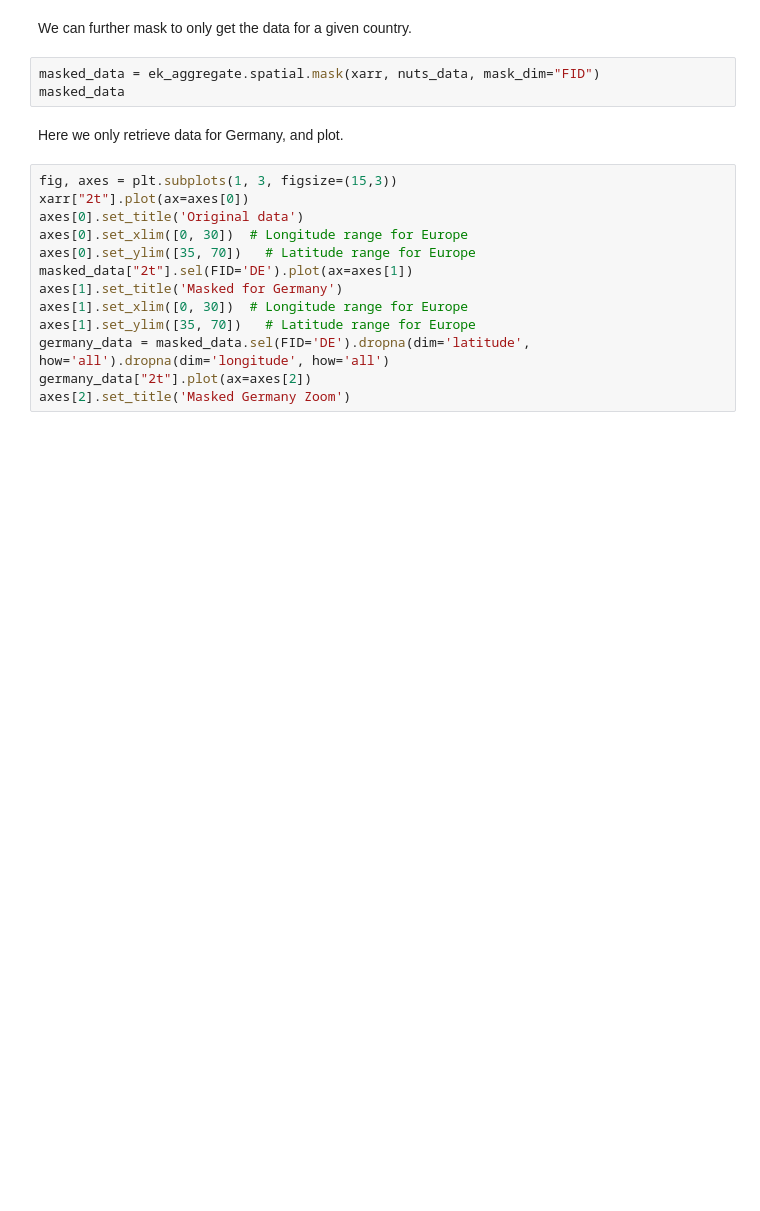
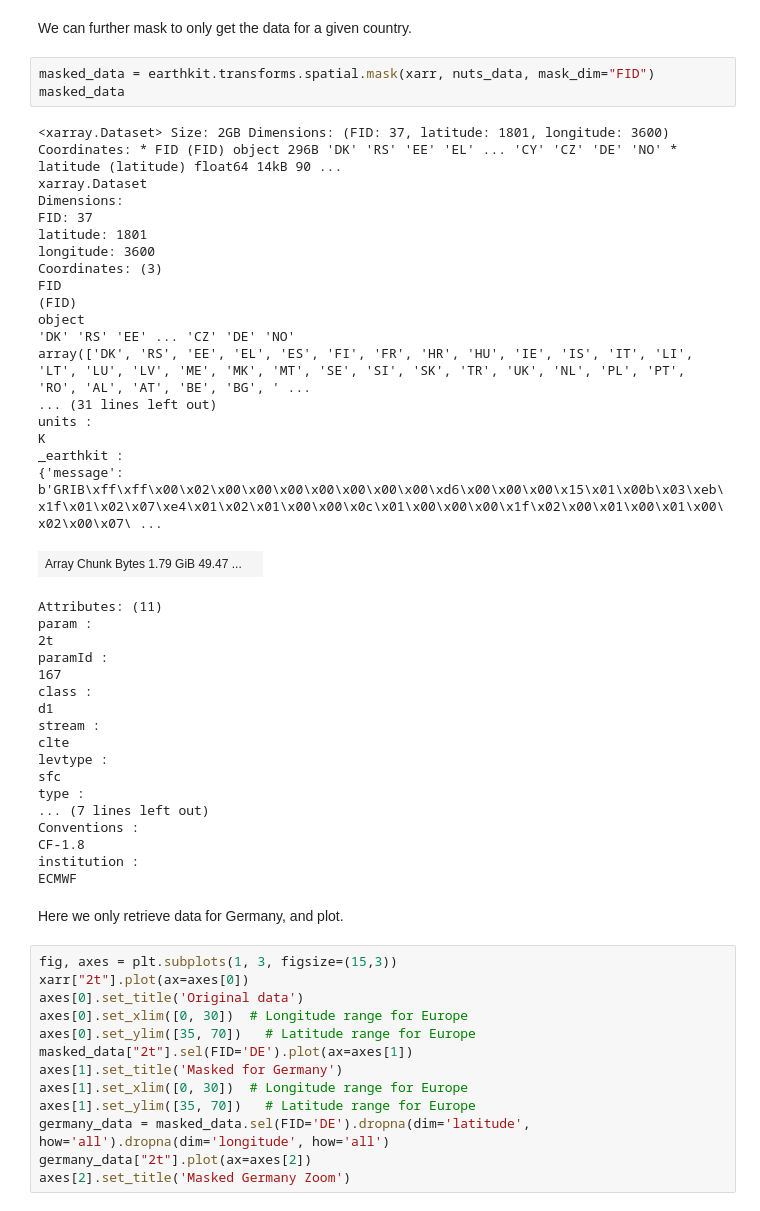
Before and after one commit to trackow/polytope-examples, a Jupyter notebook: climate-dt/climate-dt-earthkit-aoi-example.ipynb, the cells around one changed output. Saved outputs shown, nothing was run; the diff lists cells and outputs as text; blank space fills up the shorter version.

```diff
--- a/climate-dt/climate-dt-earthkit-aoi-example.ipynb
+++ b/climate-dt/climate-dt-earthkit-aoi-example.ipynb
@@ -130,8 +208,44 @@ axes[1].set_ylim([35, 70])   # Latitude range for Europe
 # %% [markdown]
 We can further mask to only get the data for a given country.
 # %%
-masked_data = ek_aggregate.spatial.mask(xarr, nuts_data, mask_dim="FID")
+masked_data = earthkit.transforms.spatial.mask(xarr, nuts_data, mask_dim="FID")
 masked_data
+# %% [output]
+<xarray.Dataset> Size: 2GB Dimensions: (FID: 37, latitude: 1801, longitude: 3600) Coordinates: * FID (FID) object 296B 'DK' 'RS' 'EE' 'EL' ... 'CY' 'CZ' 'DE' 'NO' * latitude (latitude) float64 14kB 90 ...
+xarray.Dataset
+Dimensions:
+FID: 37
+latitude: 1801
+longitude: 3600
+Coordinates: (3)
+FID
+(FID)
+object
+'DK' 'RS' 'EE' ... 'CZ' 'DE' 'NO'
+array(['DK', 'RS', 'EE', 'EL', 'ES', 'FI', 'FR', 'HR', 'HU', 'IE', 'IS', 'IT', 'LI', 'LT', 'LU', 'LV', 'ME', 'MK', 'MT', 'SE', 'SI', 'SK', 'TR', 'UK', 'NL', 'PL', 'PT', 'RO', 'AL', 'AT', 'BE', 'BG', ' ...
+... (31 lines left out)
+units :
+K
+_earthkit :
+{'message': b'GRIB\xff\xff\x00\x02\x00\x00\x00\x00\x00\x00\x00\xd6\x00\x00\x00\x15\x01\x00b\x03\xeb\x1f\x01\x02\x07\xe4\x01\x02\x01\x00\x00\x0c\x01\x00\x00\x00\x1f\x02\x00\x01\x00\x01\x00\x02\x00\x07\ ...
+| Array Chunk Bytes 1.79 GiB 49.47 ... |  |
+Attributes: (11)
+param :
+2t
+paramId :
+167
+class :
+d1
+stream :
+clte
+levtype :
+sfc
+type :
+... (7 lines left out)
+Conventions :
+CF-1.8
+institution :
+ECMWF
 # %% [markdown]
 Here we only retrieve data for Germany, and plot.
 # %%
```
Also changed, not shown: parts of 11 cells of this notebook.
